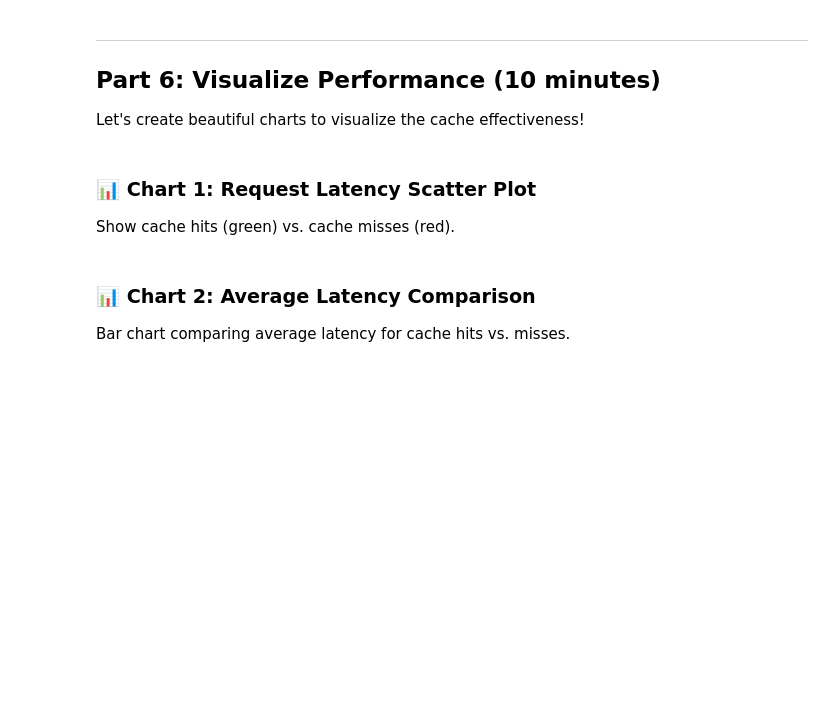
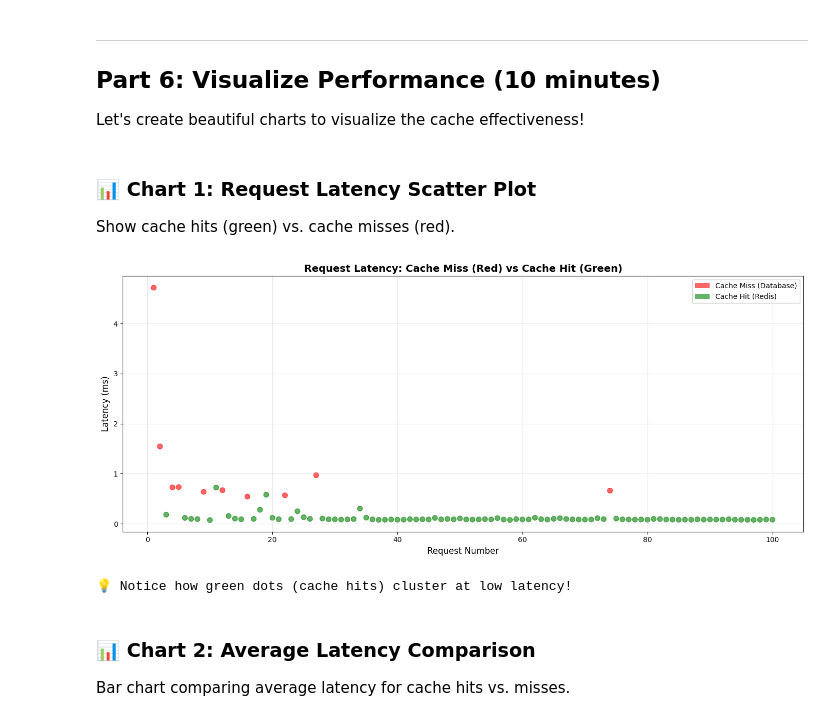
Before and after one commit to tfindelkind-redis/redis-workshops, a Jupyter notebook: workshops/deploy-redis-for-developers-amr/module-08-implement-caching-lab/implement-caching-lab.ipynb, the cells around one changed output. Cells and saved outputs as stored; diff of their text form; code cells hidden in the pictures; blank space fills up the shorter version.

````diff
--- a/workshops/deploy-redis-for-developers-amr/module-08-implement-caching-lab/implement-caching-lab.ipynb
+++ b/workshops/deploy-redis-for-developers-amr/module-08-implement-caching-lab/implement-caching-lab.ipynb
@@ -1,3 +1,16 @@
+# %%
+# Load Redis Workshop Styling
+from IPython.display import HTML
+
+# Load custom CSS styling for better readability
+css_path = '../../shared/notebook-styles.css'
+try:
+    with open(css_path, 'r') as f:
+        css = f.read()
+        display(HTML(f'<style>{css}</style>'))
+        print('✅ Workshop styling loaded!')
+except:
+    print('ℹ️  Using default notebook styling')
 # %% [markdown]
 # 🚀 Implement Caching Lab - Interactive Edition
 
@@ -398,6 +551,9 @@ Now let's implement the **cache-aside pattern** (also called "lazy loading"):
     └──────────┘
 ```
 # %%
+from decimal import Decimal
+
+
 class CacheManager:
     """
     Implements cache-aside pattern with Redis.
@@ -408,6 +564,19 @@ class CacheManager:
         self.ttl = ttl  # Time-to-live in seconds
         self.hits = 0
         self.misses = 0
+
+    def _serialize_product(self, product_data: Dict) -> str:
+        """
+        Serialize product data to JSON, converting Decimal to float.
+        """
+        # Convert Decimal objects to float for JSON serialization
+        serializable_data = {}
+        for key, value in product_data.items():
+            if isinstance(value, Decimal):
+                serializable_data[key] = float(value)
+            else:
+                serializable_data[key] = value
+        return json.dumps(serializable_data)
 
     def get_cached_product(self, product_id: int) -> Optional[Dict]:
         """
@@ -440,7 +609,7 @@ class CacheManager:
             self.redis.setex(
                 key,
                 self.ttl,
-                json.dumps(product_data)
+                self._serialize_product(product_data)
             )
         except Exception as e:
             print(f"Cache write error: {e}")
@@ -471,6 +640,7 @@ class CacheManager:
         self.hits = 0
         self.misses = 0
 
+
 # Create cache manager
 cache = CacheManager(redis_client, ttl=60)
 print("✅ Cache manager created with 60-second TTL")
@@ -632,32 +851,36 @@ Let's create beautiful charts to visualize the cache effectiveness!
 Show cache hits (green) vs. cache misses (red).
 # %%
 # Convert results to DataFrame
+from matplotlib.patches import Patch
 df = pd.DataFrame(results)
 
 # Create scatter plot
 plt.figure(figsize=(14, 6))
 
 # Color by source
 colors = ['red' if source == 'database' else 'green' for source in df['source']]
 
 plt.scatter(df['request_num'], df['latency'], c=colors, alpha=0.6, s=50)
 plt.xlabel('Request Number', fontsize=12)
 plt.ylabel('Latency (ms)', fontsize=12)
-plt.title('Request Latency: Cache Miss (Red) vs Cache Hit (Green)', fontsize=14, fontweight='bold')
+plt.title('Request Latency: Cache Miss (Red) vs Cache Hit (Green)',
+          fontsize=14, fontweight='bold')
 plt.grid(True, alpha=0.3)
 
 # Add legend
-from matplotlib.patches import Patch
 legend_elements = [
     Patch(facecolor='red', alpha=0.6, label='Cache Miss (Database)'),
     Patch(facecolor='green', alpha=0.6, label='Cache Hit (Redis)')
 ]
 plt.legend(handles=legend_elements, loc='upper right')
 
 plt.tight_layout()
 plt.show()
 
 print("\n💡 Notice how green dots (cache hits) cluster at low latency!")
+# %% [output]
+[figure, added]
+💡 Notice how green dots (cache hits) cluster at low latency!
 # %% [markdown]
 ### 📊 Chart 2: Average Latency Comparison
 
````
Also changed, not shown: parts of 22 cells of this notebook, 10 other files.
